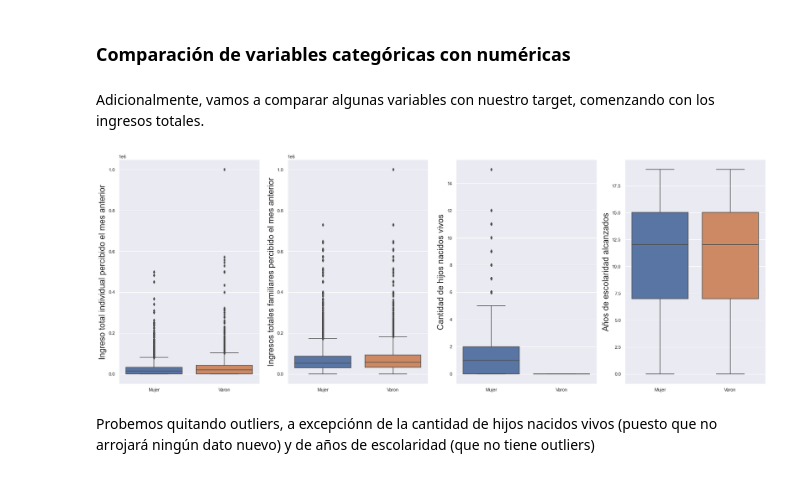
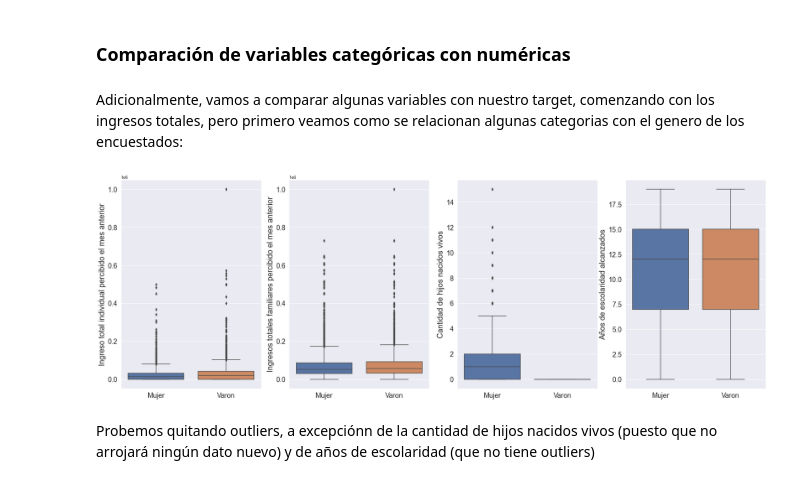
Before and after one commit to JuanMCarini/CoderHouse_DataScience_ProyectoFinal, a Jupyter notebook: Proyecto Final.ipynb, the cells around one changed output. Drawn from its saved outputs; the diff is of its cells as text; code cells hidden in the pictures.

```diff
--- a/Proyecto Final.ipynb
+++ b/Proyecto Final.ipynb
@@ -582,19 +588,20 @@ Se puede ver que desde los 30 años en adelante el ingreso total de la persona s
 # %% [markdown]
 ### Comparación de variables categóricas con numéricas
 # %% [markdown]
-Adicionalmente, vamos a comparar algunas variables con nuestro target, comenzando con los ingresos totales.
+Adicionalmente, vamos a comparar algunas variables con nuestro target, comenzando con los ingresos totales, pero primero veamos como se relacionan algunas categorias con el genero de los encuestados:
 # %%
 lista = ['ingresos_totales','ingresos_familiares','cant_hijos_nac_vivos','años_escolaridad']
-fig, ax = plt.subplots(figsize=(28,10),ncols=len(lista))
+fig, ax = plt.subplots(figsize=(30,10),ncols=len(lista))
 
 for n,i in enumerate(lista):
   sns.boxplot(x = 'sexo', y= i, data=df,ax=ax[n],orient='v')
+  ax[n].tick_params(labelsize=18)
   ax[n].set_ylabel(etiquetas[i],size=20)
   ax[n].set_xlabel("")
 
 fig.savefig('Informe/Imagenes/ABCatVsNum1.png')
 # %% [output]
-[figure, old version]
+[figure, new version]
 # %% [markdown]
 Probemos quitando outliers, a excepciónn de la cantidad de hijos nacidos vivos (puesto que no arrojará ningún dato nuevo) y de años de escolaridad (que no tiene outliers)
 # %%
```
Also changed, not shown: parts of 5 cells of this notebook, 3 other files.
